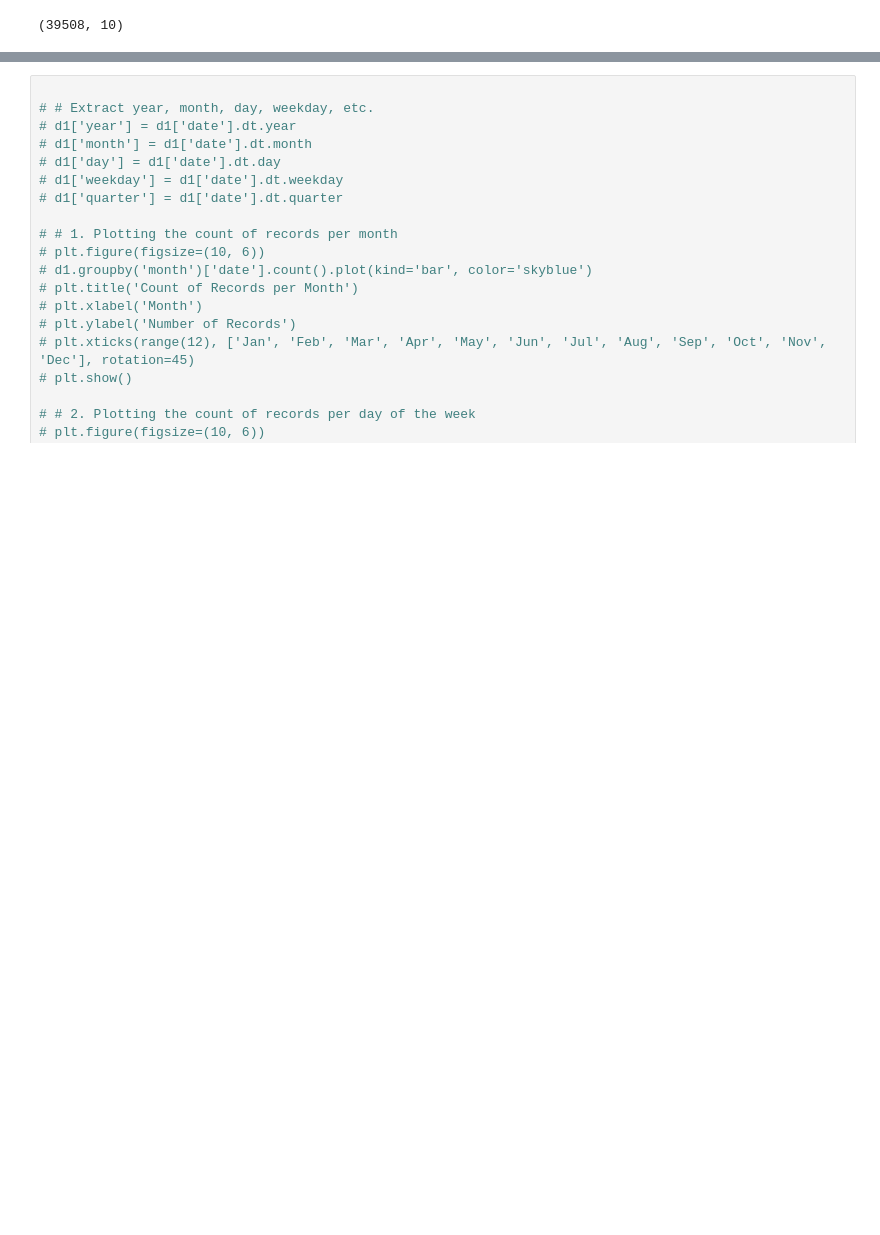
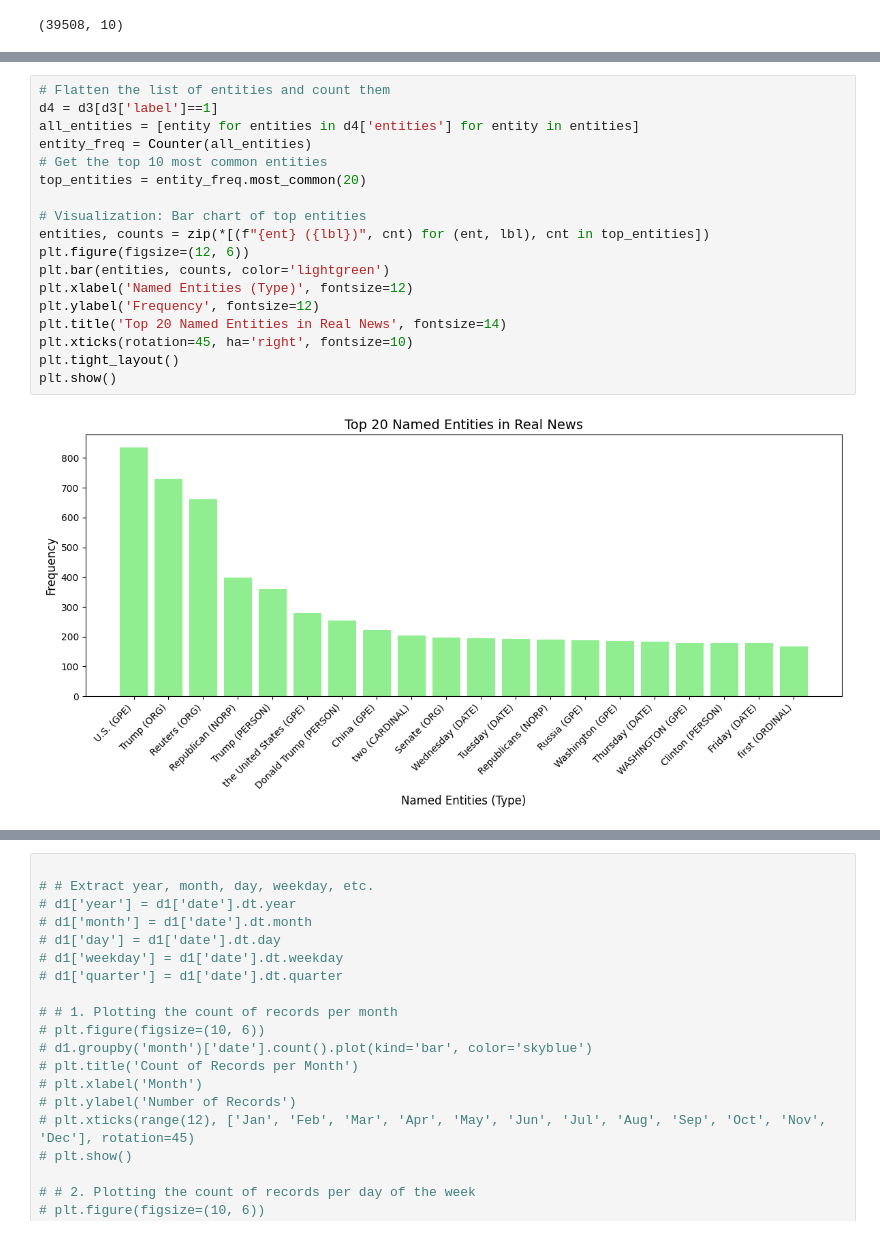
Before and after one commit to ehsanh123/Fake_news_detector, a Jupyter notebook: NLP_coursework_2.ipynb, the cells around one changed output, grey strips where cells are left out. Drawn from its saved outputs; the diff is of its cells as text; blank space fills up the shorter version.

```diff
--- a/NLP_coursework_2.ipynb
+++ b/NLP_coursework_2.ipynb
@@ -687,0 +760,20 @@ plt.show()
+# %%
+# Flatten the list of entities and count them
+d4 = d3[d3['label']==1]
+all_entities = [entity for entities in d4['entities'] for entity in entities]
+entity_freq = Counter(all_entities)
+# Get the top 10 most common entities
+top_entities = entity_freq.most_common(20)
+
+# Visualization: Bar chart of top entities
+entities, counts = zip(*[(f"{ent} ({lbl})", cnt) for (ent, lbl), cnt in top_entities])
+plt.figure(figsize=(12, 6))
+plt.bar(entities, counts, color='lightgreen')
+plt.xlabel('Named Entities (Type)', fontsize=12)
+plt.ylabel('Frequency', fontsize=12)
+plt.title('Top 20 Named Entities in Real News', fontsize=14)
+plt.xticks(rotation=45, ha='right', fontsize=10)
+plt.tight_layout()
+plt.show()
+# %% [output]
+[figure, added]
```
Also changed, not shown: parts of 12 cells of this notebook.
